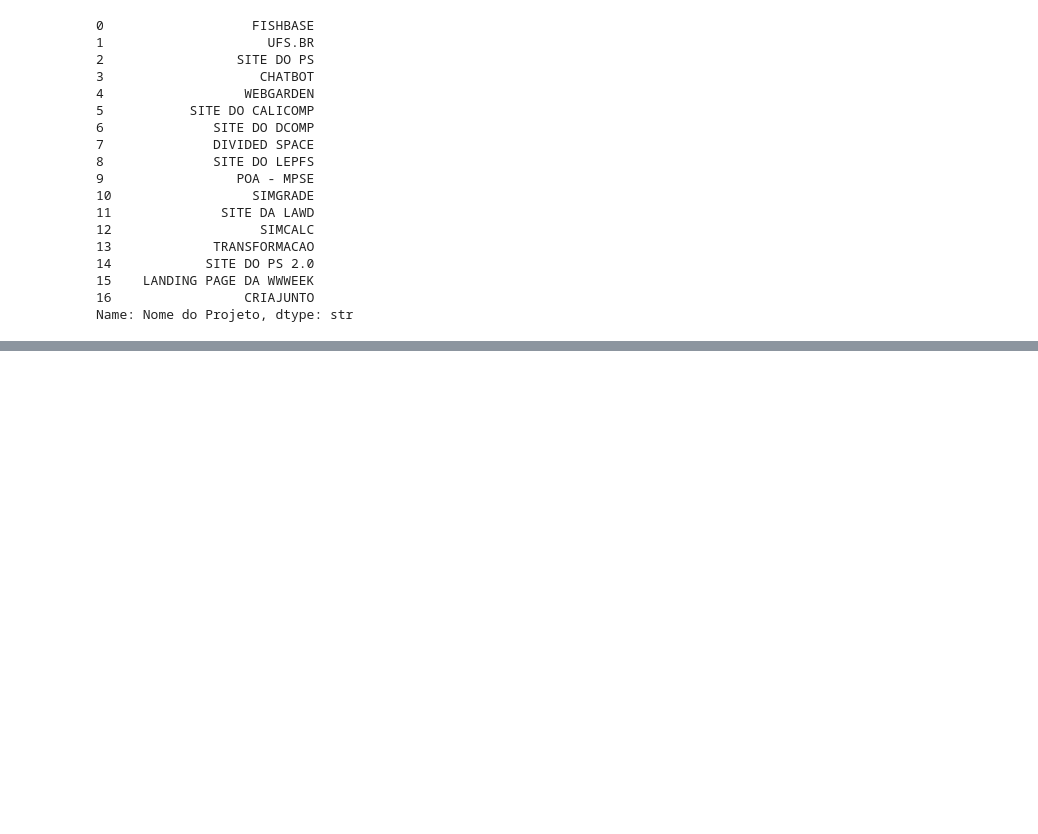
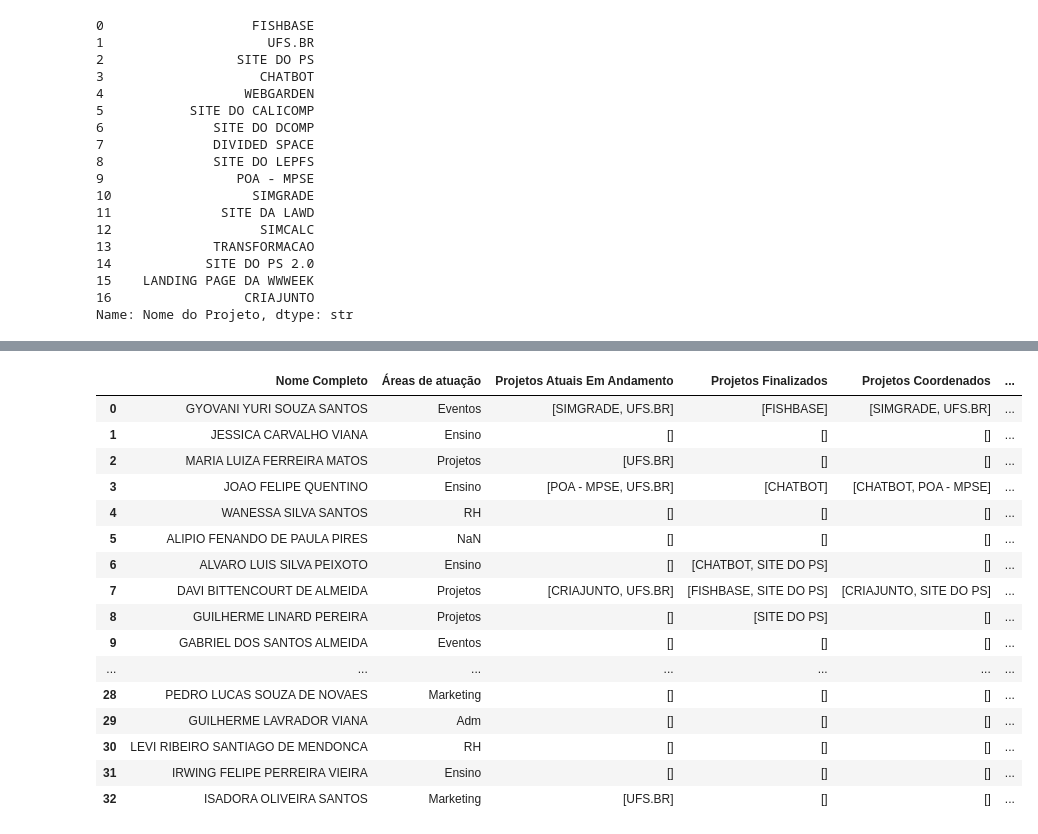
Before and after one commit to LauaneMorais/SimMAP, a Jupyter notebook: notebooks/simmap_data_exploration.ipynb, the cells around one changed output, grey strips where cells are left out. Saved outputs shown, nothing was run; the diff lists cells and outputs as text; code cells hidden in the pictures; blank space fills up the shorter version.

```diff
--- a/notebooks/simmap_data_exploration.ipynb
+++ b/notebooks/simmap_data_exploration.ipynb
@@ -459,0 +492,11 @@ df_projetos
+# %%
+# Remova os projetos que estão em "Projetos Atuais em Andamento" de "Projetos com Interesse"
+df["Projetos com Interesse"] = df.apply(
+    lambda row: [
+        p for p in (row["Projetos com Interesse"] if isinstance(row["Projetos com Interesse"], list) else [])
+        if p not in (row["Projetos Atuais Em Andamento"] if isinstance(row["Projetos Atuais Em Andamento"], list) else [])
+    ],
+    axis=1
+)
+
+df[["Nome Completo", "Projetos Atuais Em Andamento", "Projetos com Interesse"]].head(10)
@@ -459,0 +536,20 @@ df_projetos
+# %%
+df
+# %% [output]
+|  | Nome Completo | Áreas de atuação | Projetos Atuais Em Andamento | Projetos Finalizados | Projetos Coordenados | ... |
+| 0 | GYOVANI YURI SOUZA SANTOS | Eventos | [SIMGRADE, UFS.BR] | [FISHBASE] | [SIMGRADE, UFS.BR] | ... |
+| 1 | JESSICA CARVALHO VIANA | Ensino | [] | [] | [] | ... |
+| 2 | MARIA LUIZA FERREIRA MATOS | Projetos | [UFS.BR] | [] | [] | ... |
+| 3 | JOAO FELIPE QUENTINO | Ensino | [POA - MPSE, UFS.BR] | [CHATBOT] | [CHATBOT, POA - MPSE] | ... |
+| 4 | WANESSA SILVA SANTOS | RH | [] | [] | [] | ... |
+| 5 | ALIPIO FENANDO DE PAULA PIRES | NaN | [] | [] | [] | ... |
+| 6 | ALVARO LUIS SILVA PEIXOTO | Ensino | [] | [CHATBOT, SITE DO PS] | [] | ... |
+| 7 | DAVI BITTENCOURT DE ALMEIDA | Projetos | [CRIAJUNTO, UFS.BR] | [FISHBASE, SITE DO PS] | [CRIAJUNTO, SITE DO PS] | ... |
+| 8 | GUILHERME LINARD PEREIRA | Projetos | [] | [SITE DO PS] | [] | ... |
+| 9 | GABRIEL DOS SANTOS ALMEIDA | Eventos | [] | [] | [] | ... |
+| ... | ... | ... | ... | ... | ... | ... |
+| 28 | PEDRO LUCAS SOUZA DE NOVAES | Marketing | [] | [] | [] | ... |
+| 29 | GUILHERME LAVRADOR VIANA | Adm | [] | [] | [] | ... |
+| 30 | LEVI RIBEIRO SANTIAGO DE MENDONCA | RH | [] | [] | [] | ... |
+| 31 | IRWING FELIPE PERREIRA VIEIRA | Ensino | [] | [] | [] | ... |
+| 32 | ISADORA OLIVEIRA SANTOS | Marketing | [UFS.BR] | [] | [] | ... |
```
Also changed, not shown: parts of 6 cells of this notebook.
